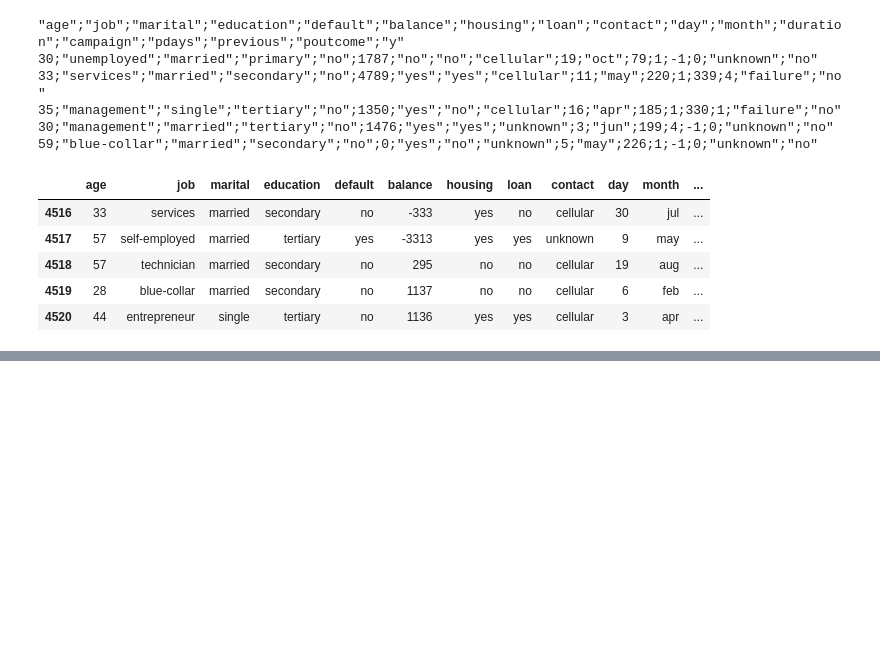
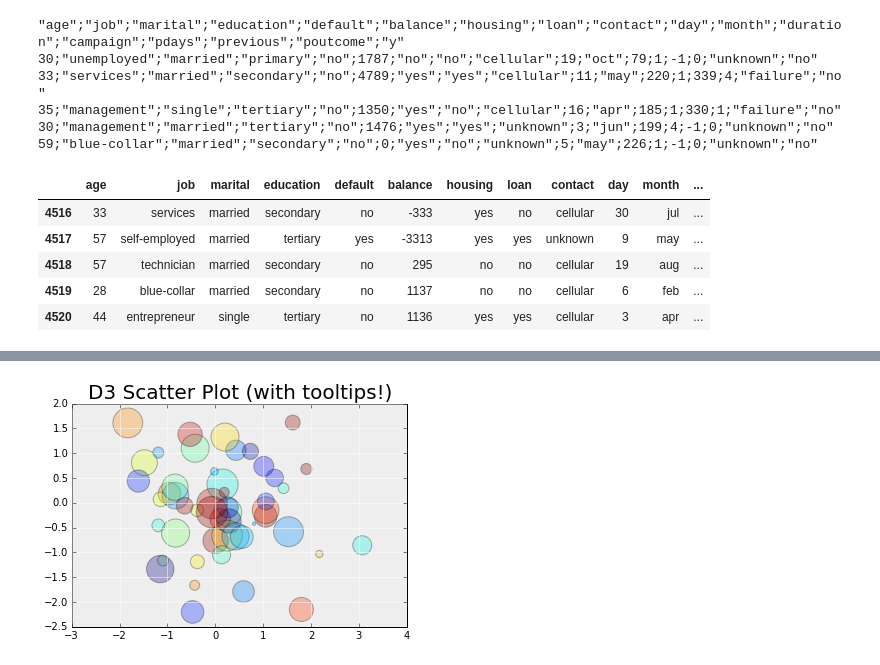
Before and after one commit to sdpython/ensae_teaching_cs, a Jupyter notebook: _doc/notebooks/td2a/td2a_cenonce_session_4A.ipynb, the cells around one changed output, grey strips where cells are left out. Saved outputs shown, nothing was run; the diff lists cells and outputs as text; code cells hidden in the pictures; blank space fills up the shorter version.

```diff
--- a/_doc/notebooks/td2a/td2a_cenonce_session_4A.ipynb
+++ b/_doc/notebooks/td2a/td2a_cenonce_session_4A.ipynb
@@ -243,0 +113,23 @@ display_javascript( Javascript(data=js_src, lib= js_libs))
+# %%
+from mpld3 import plugins, save_html
+
+fig, ax = plt.subplots(subplot_kw=dict(axisbg='#EEEEEE'))
+ax.grid(color='white', linestyle='solid')
+
+N = 50
+scatter = ax.scatter(np.random.normal(size=N),
+                     np.random.normal(size=N),
+                     c=np.random.random(size=N),
+                     s = 1000 * np.random.random(size=N),
+                     alpha=0.3,
+                     cmap=plt.cm.jet)
+
+ax.set_title("D3 Scatter Plot (with tooltips!)", size=20)
+
+labels = ['point {0}'.format(i + 1) for i in range(N)]
+fig.plugins = [plugins.PointLabelTooltip(scatter, labels)]
+
+# convertit le graphique au format HTML --> peut être inséré dans un site web
+save_html(fig, "graph.html")
+# %% [output]
+[figure, added]
```
Also changed, not shown: parts of 16 cells of this notebook, 4 other files.
